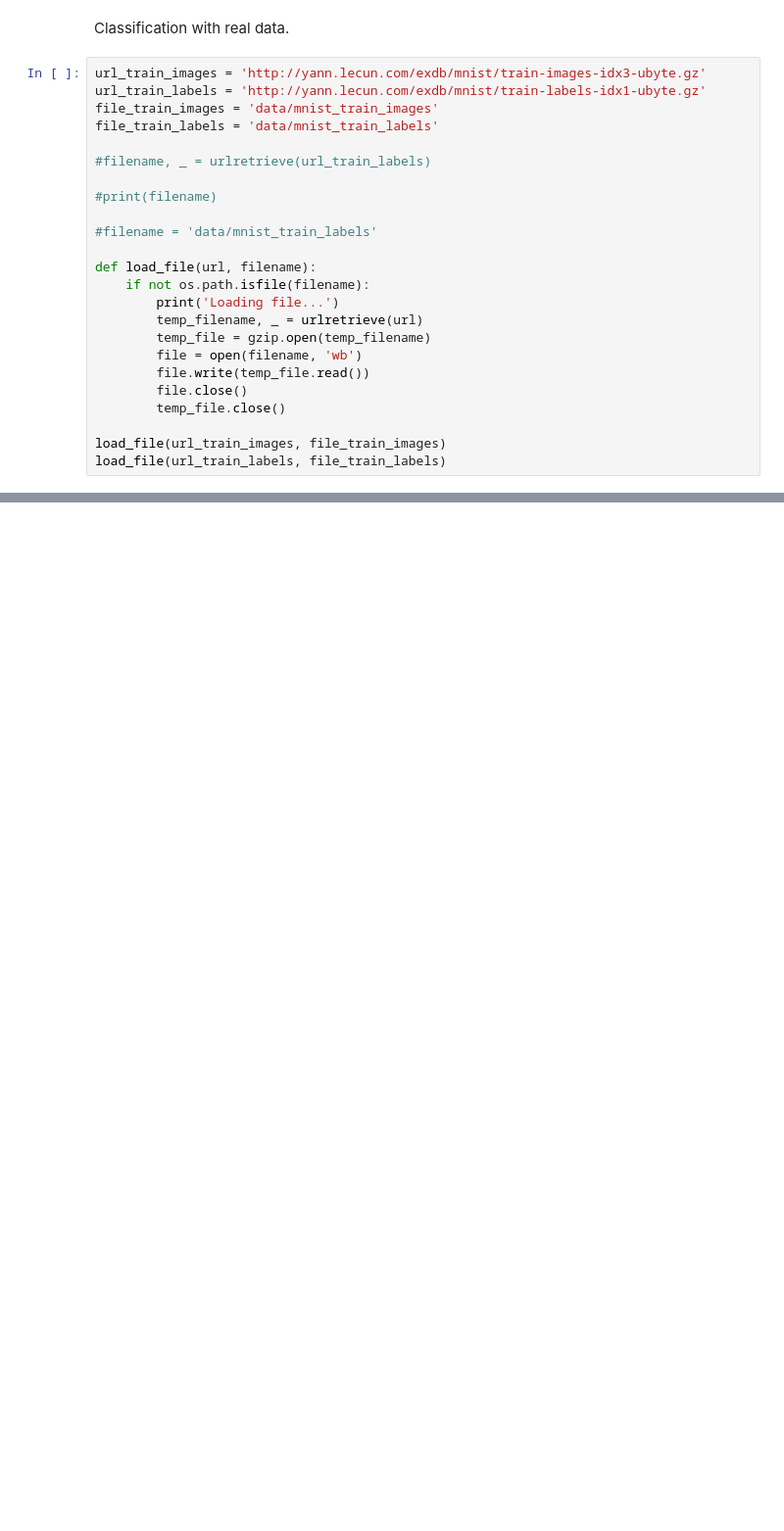
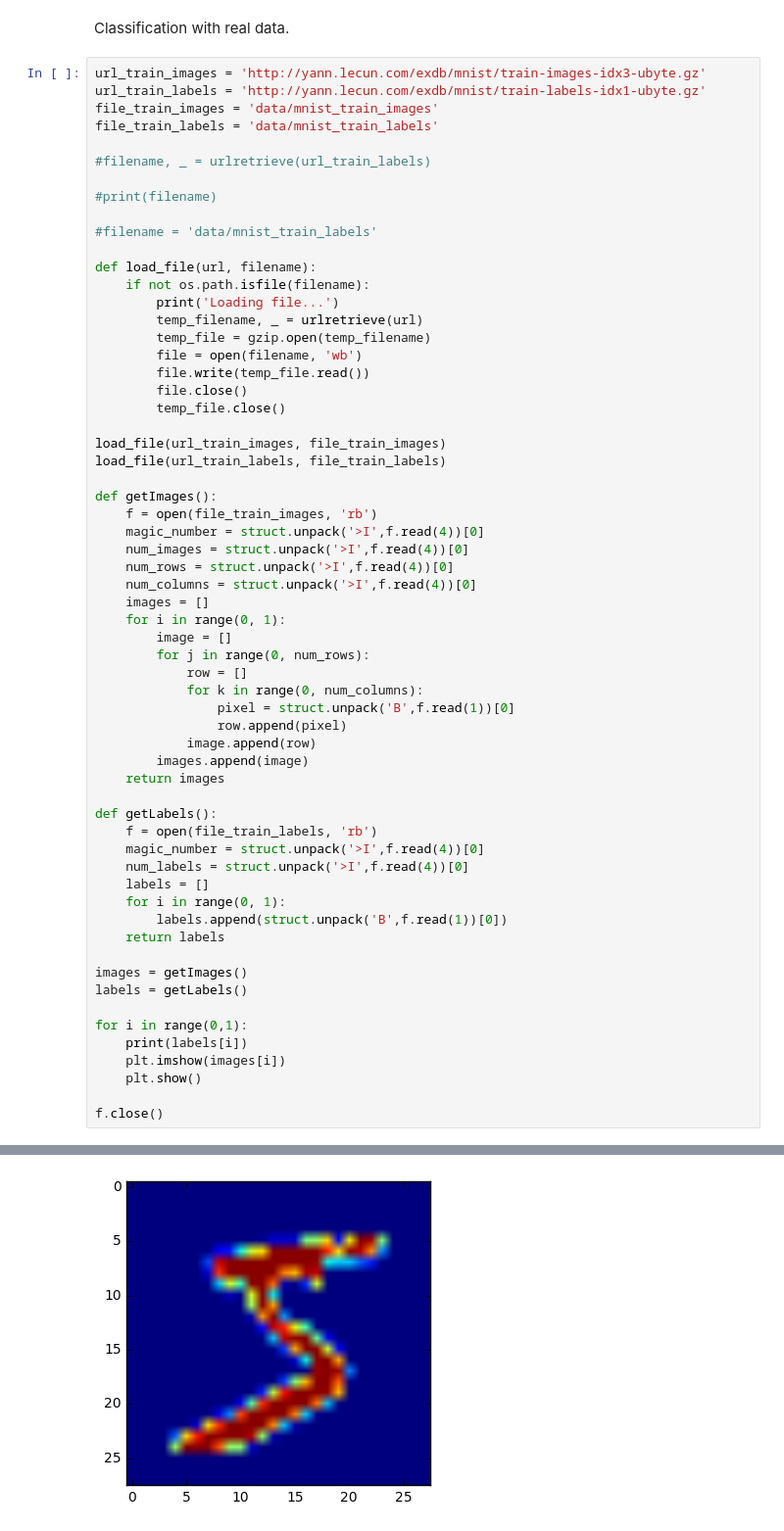
Before and after one commit to jarmop/learning, a Jupyter notebook: mnist.ipynb, the cells around one changed output, grey strips where cells are left out. Shown at 98% size. Cells and saved outputs as stored; diff of their text form; blank space fills up the shorter version.

Commit message:
Extract image arrays

```diff
--- a/mnist.ipynb
+++ b/mnist.ipynb
@@ -35,3 +37,41 @@ def load_file(url, filename):
 
 load_file(url_train_images, file_train_images)
 load_file(url_train_labels, file_train_labels)
+
+def getImages():
+    f = open(file_train_images, 'rb')
+    magic_number = struct.unpack('>I',f.read(4))[0]
+    num_images = struct.unpack('>I',f.read(4))[0]
+    num_rows = struct.unpack('>I',f.read(4))[0]
+    num_columns = struct.unpack('>I',f.read(4))[0]
+    images = []
+    for i in range(0, 1):
+        image = []
+        for j in range(0, num_rows):
+            row = []
+            for k in range(0, num_columns):
+                pixel = struct.unpack('B',f.read(1))[0]
+                row.append(pixel)
+            image.append(row)
+        images.append(image)
+    return images
+
+def getLabels():
+    f = open(file_train_labels, 'rb')
+    magic_number = struct.unpack('>I',f.read(4))[0]
+    num_labels = struct.unpack('>I',f.read(4))[0]
+    labels = []
+    for i in range(0, 1):
+        labels.append(struct.unpack('B',f.read(1))[0])
+    return labels
+
+images = getImages()
+labels = getLabels()
+
+for i in range(0,1):
+    print(labels[i])
+    plt.imshow(images[i])
+    plt.show()
+
+f.close()
+# %% [output]
@@ -37,0 +79 @@ load_file(url_train_labels, file_train_labels)
+[figure, added]
```
Also changed, not shown: parts of 2 cells of this notebook.
